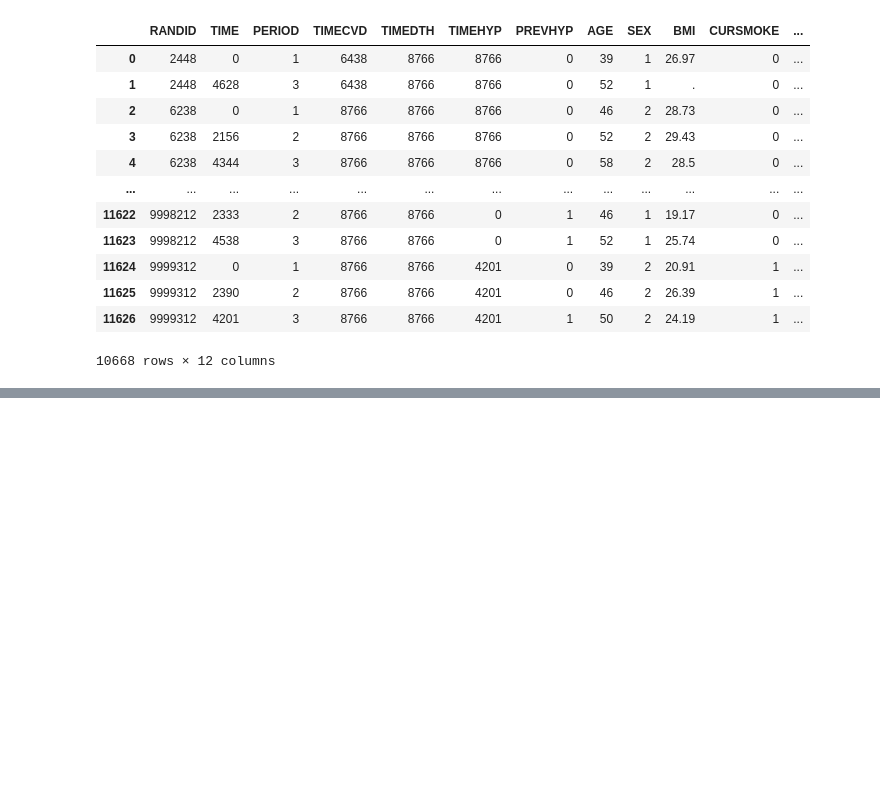
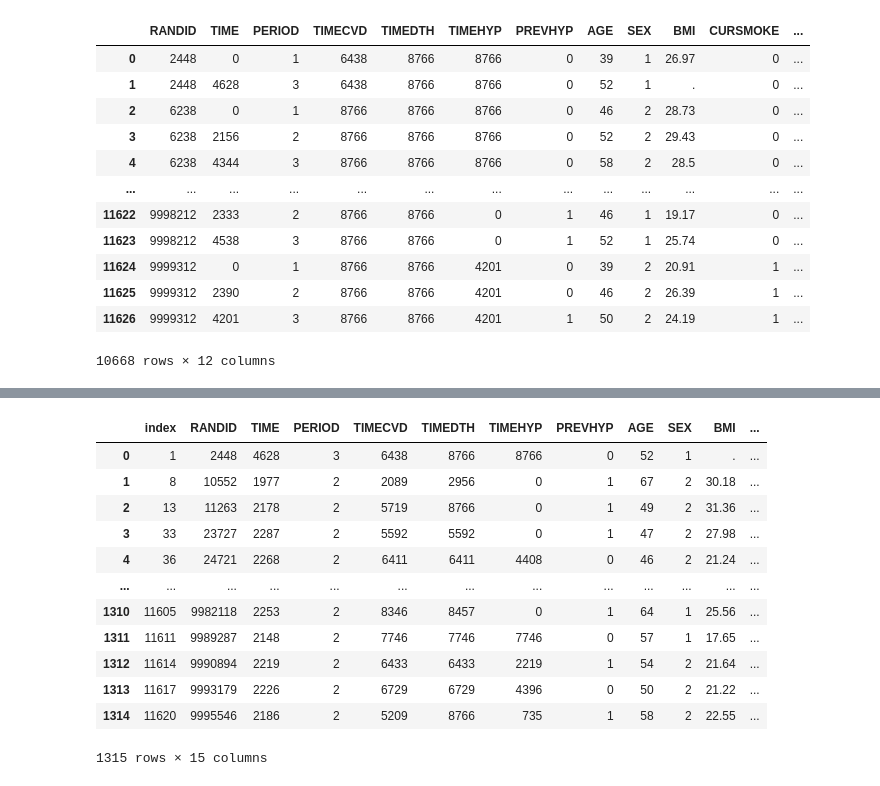
Before and after one commit to krashr-ds/framingham-ms, a Jupyter notebook: FraminghamReshaping.ipynb, the cells around one changed output, grey strips where cells are left out. Drawn from its saved outputs; the diff is of its cells as text; code cells hidden in the pictures; blank space fills up the shorter version.

```diff
--- a/FraminghamReshaping.ipynb
+++ b/FraminghamReshaping.ipynb
@@ -125,0 +234,19 @@ f2.shape
+# %%
+framingham_ms3 = at_risk[(at_risk["TIME"]>0) & (at_risk["TIMECVD"]<last_day_of_study)].drop_duplicates(subset=["RANDID"], keep="first").reset_index()
+framingham_ms3["STATE"] = 3
+framingham_ms3["DAY"] = framingham_ms3["TIMECVD"].copy()
+framingham_ms3
+# %% [output]
+|  | index | RANDID | TIME | PERIOD | TIMECVD | TIMEDTH | TIMEHYP | PREVHYP | AGE | SEX | BMI | ... |
+| 0 | 1 | 2448 | 4628 | 3 | 6438 | 8766 | 8766 | 0 | 52 | 1 | . | ... |
+| 1 | 8 | 10552 | 1977 | 2 | 2089 | 2956 | 0 | 1 | 67 | 2 | 30.18 | ... |
+| 2 | 13 | 11263 | 2178 | 2 | 5719 | 8766 | 0 | 1 | 49 | 2 | 31.36 | ... |
+| 3 | 33 | 23727 | 2287 | 2 | 5592 | 5592 | 0 | 1 | 47 | 2 | 27.98 | ... |
+| 4 | 36 | 24721 | 2268 | 2 | 6411 | 6411 | 4408 | 0 | 46 | 2 | 21.24 | ... |
+| ... | ... | ... | ... | ... | ... | ... | ... | ... | ... | ... | ... | ... |
+| 1310 | 11605 | 9982118 | 2253 | 2 | 8346 | 8457 | 0 | 1 | 64 | 1 | 25.56 | ... |
+| 1311 | 11611 | 9989287 | 2148 | 2 | 7746 | 7746 | 7746 | 0 | 57 | 1 | 17.65 | ... |
+| 1312 | 11614 | 9990894 | 2219 | 2 | 6433 | 6433 | 2219 | 1 | 54 | 2 | 21.64 | ... |
+| 1313 | 11617 | 9993179 | 2226 | 2 | 6729 | 6729 | 4396 | 0 | 50 | 2 | 21.22 | ... |
+| 1314 | 11620 | 9995546 | 2186 | 2 | 5209 | 8766 | 735 | 1 | 58 | 2 | 22.55 | ... |
+1315 rows × 15 columns
```
Also changed, not shown: parts of 26 cells of this notebook.
